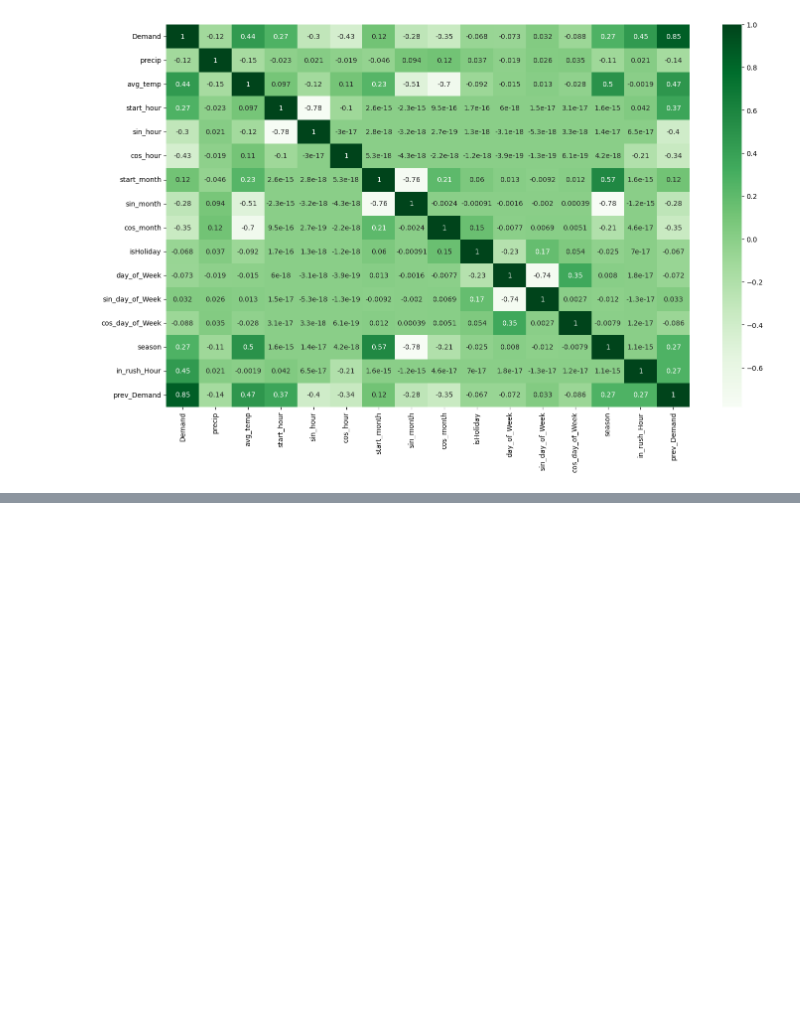
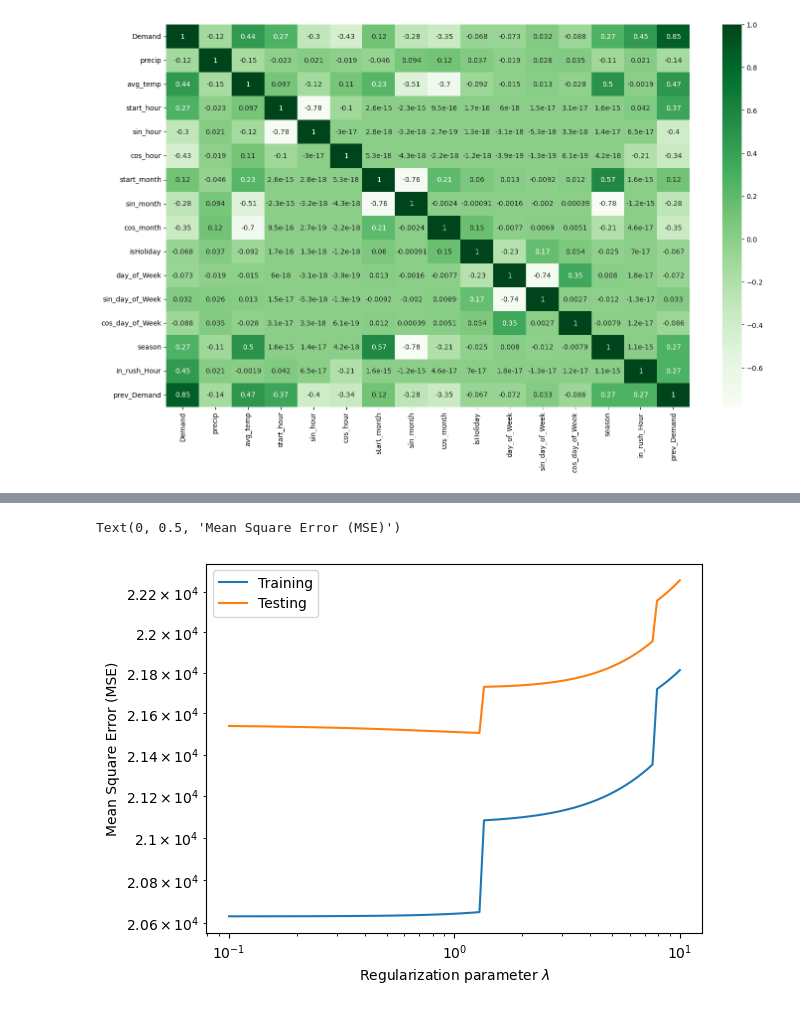
Before and after one commit to diego411/AA_Team_10, a Jupyter notebook: notebook/FeatureEngineering.ipynb, the cells around one changed output, grey strips where cells are left out. Cells and saved outputs as stored; diff of their text form; code cells hidden in the pictures; blank space fills up the shorter version.

Commit message:
added Feature Scaling, fixed Ridge Regression

```diff
--- a/notebook/FeatureEngineering.ipynb
+++ b/notebook/FeatureEngineering.ipynb
@@ -507,7 +518,6 @@ X_test_scaled = sc.fit_transform(X_test)
 #Eigener Code
 training_error = []
 testing_error = []
-print(X_train)
 y_train.fillna(0, inplace=True)
 y_test.fillna(0, inplace=True)
 X_test.fillna(0, inplace=True)
@@ -521,14 +531,16 @@ for degree_poly in range (1, 11):
     #print(X_train_poly)
 
 
-    linear_reg = LinearRegression(fit_intercept = False, normalize = True)
+    linear_reg = LinearRegression(fit_intercept = False)
     linear_reg.fit(X_train_poly, y_train)
     y_train_pred = linear_reg.predict(X_train_poly)
     y_test_pred = linear_reg.predict(X_test_poly)
 
     #print('R^2 for polynomial degree ', degree_poly, ' is: ', r2_score(y_train,prediction))
-    training_error.append((math.sqrt(mean_squared_error(y_train, y_train_pred))))
-    testing_error.append((math.sqrt(mean_squared_error(y_test, y_test_pred))))
+    training_error.append((math.sqrt(mean_squared_error(y_train_pred, y_train))))
+    testing_error.append((math.sqrt(mean_squared_error(y_test_pred, y_test))))
+
+    #r_squared_train
 
 plt.semilogy(range(1,11), training_error, range(1,11), testing_error)
 plt.xlabel('Degree of Polynomials')
@@ -618,0 +551,32 @@ current lambda:  10000000000.0
+# %%
+poly_reg = PolynomialFeatures (degree = 4)
+
+x_poly_train_ridge = poly_reg.fit_transform(X_train_scaled)
+x_poly_test_ridge = poly_reg.fit_transform(X_test_scaled)
+
+lambd = np.logspace(-1, 1, 100)
+
+training_error = []
+testing_error = []
+
+for l in lambd:
+
+    model_ridge = Ridge(alpha = l, solver = 'lsqr')
+    model_ridge.fit(x_poly_train_ridge, y_train)
+
+    y_training_pred = model_ridge.predict(x_poly_train_ridge)
+    y_test_pred = model_ridge.predict(x_poly_test_ridge)
+
+    training_error.append((mean_squared_error(y_training_pred,y_train)))
+    testing_error.append(mean_squared_error(y_test_pred, y_test))
+
+plt.loglog(lambd, err_train_reg, lambd, err_test_reg)
+plt.legend(["Training", "Testing"])
+plt.xlabel("Regularization parameter $\lambda$")
+plt.ylabel("Mean Square Error (MSE)")
+# print(err_test_reg)
+
+#plt.savefig("Lambda.png")
+# %% [output]
+Text(0, 0.5, 'Mean Square Error (MSE)')
+[figure, added]
```
Also changed, not shown: parts of 7 cells of this notebook.
